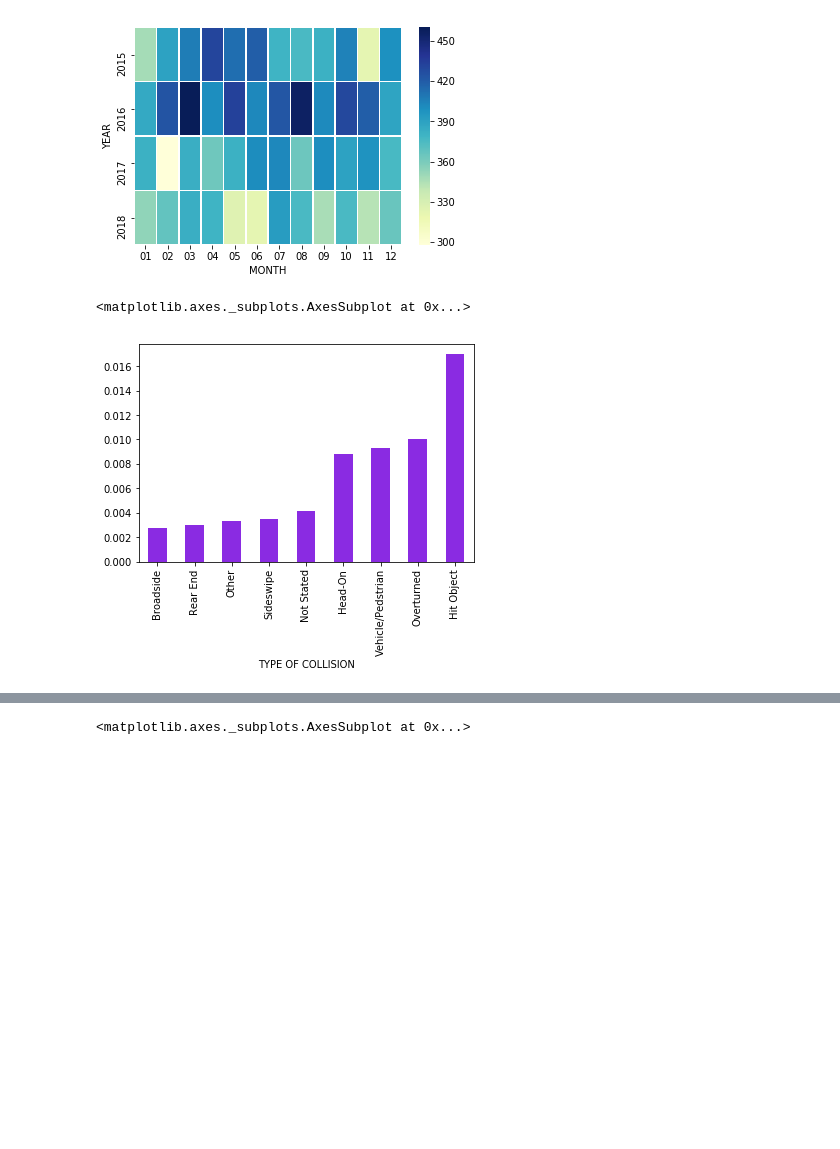
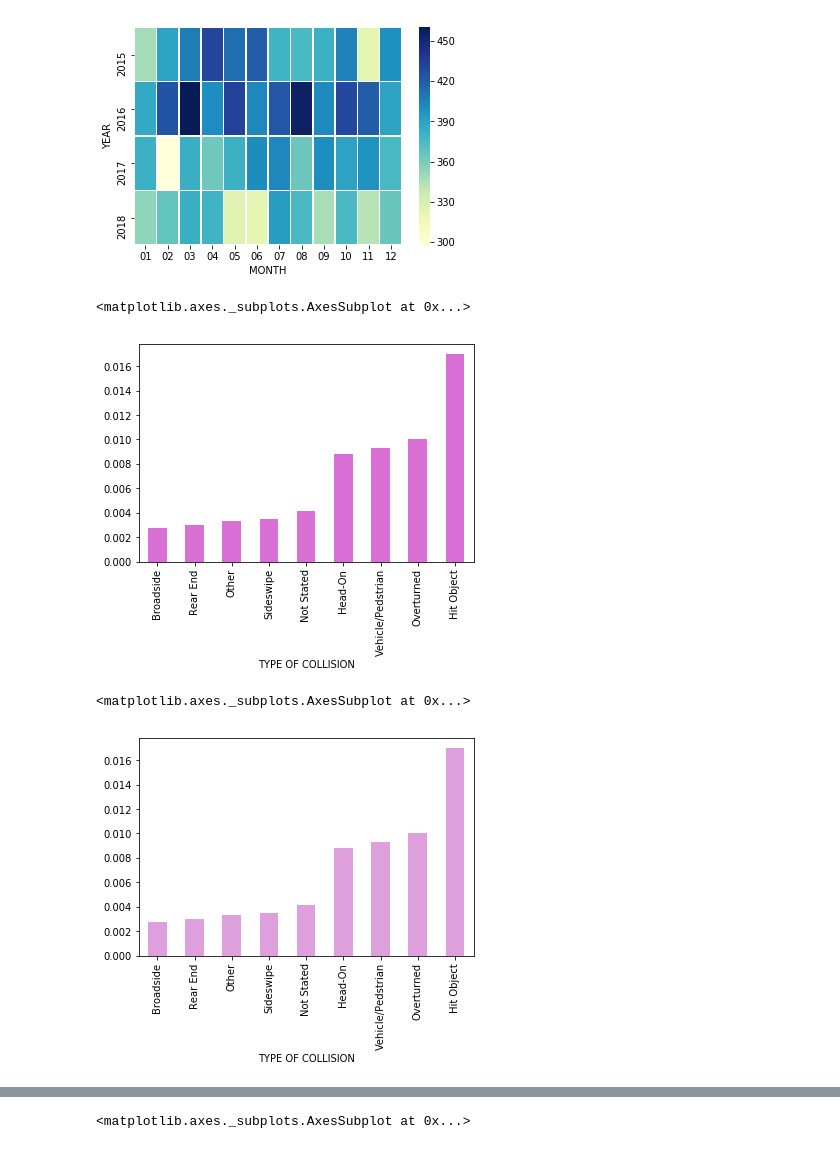
Before and after one commit to boh016/fair_policing, a Jupyter notebook: notebooks/SHAN_CA_COLLISION_EDA.ipynb, the cells around one changed output, grey strips where cells are left out. Saved outputs shown, nothing was run; the diff lists cells and outputs as text; code cells hidden in the pictures; blank space fills up the shorter version.

```diff
--- a/notebooks/SHAN_CA_COLLISION_EDA.ipynb
+++ b/notebooks/SHAN_CA_COLLISION_EDA.ipynb
@@ -120,7 +132,12 @@ new['TYPE OF COLLISION']=new['TYPE_OF_COLLISION'].map({'A': 'Head-On','B':'Sides
 drug['TYPE OF COLLISION']=drug['TYPE_OF_COLLISION'].map({'A': 'Head-On','B':'Sideswipe','C': 'Rear End',\
                                                          'D':'Broadside','E':'Hit Object','F':'Overturned',\
                                                          'G':'Vehicle/Pedstrian','H':'Other','-':'Not Stated'})
-(drug.groupby('TYPE OF COLLISION')['CASE_ID'].count()/new.groupby('TYPE OF COLLISION')['CASE_ID'].count()).sort_values().plot(kind='bar',color='blueviolet')
+(drug.groupby('TYPE OF COLLISION')['CASE_ID'].count()/new.groupby('TYPE OF COLLISION')['CASE_ID'].count()).sort_values().plot(kind='bar',color='orchid')
 # %% [output]
 <matplotlib.axes._subplots.AxesSubplot at 0x...>
-[figure, old version]
+[figure, new version]
+# %%
+(drug.groupby('TYPE OF COLLISION')['CASE_ID'].count()/new.groupby('TYPE OF COLLISION')['CASE_ID'].count()).sort_values().plot(kind='bar',color='plum')
+# %% [output]
+<matplotlib.axes._subplots.AxesSubplot at 0x...>
+[figure, added]
```
Also changed, not shown: parts of 7 cells of this notebook.
